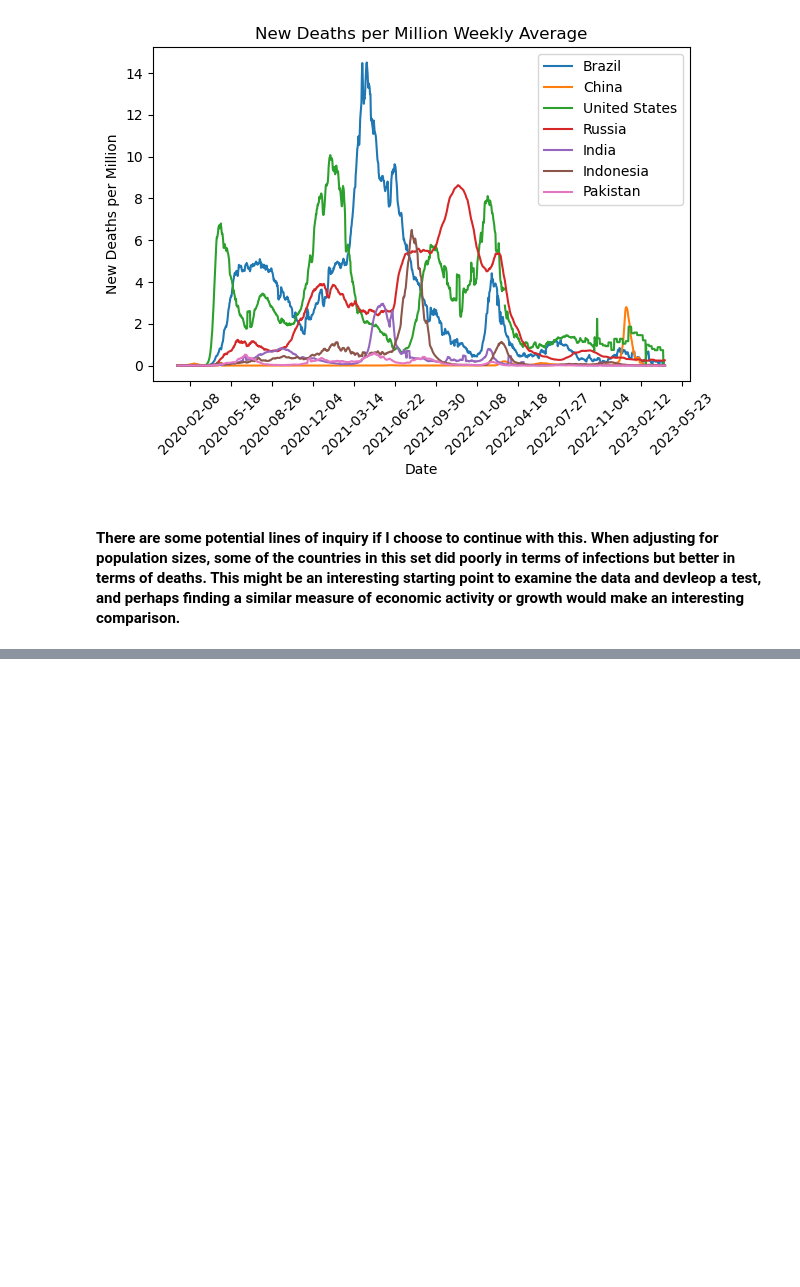
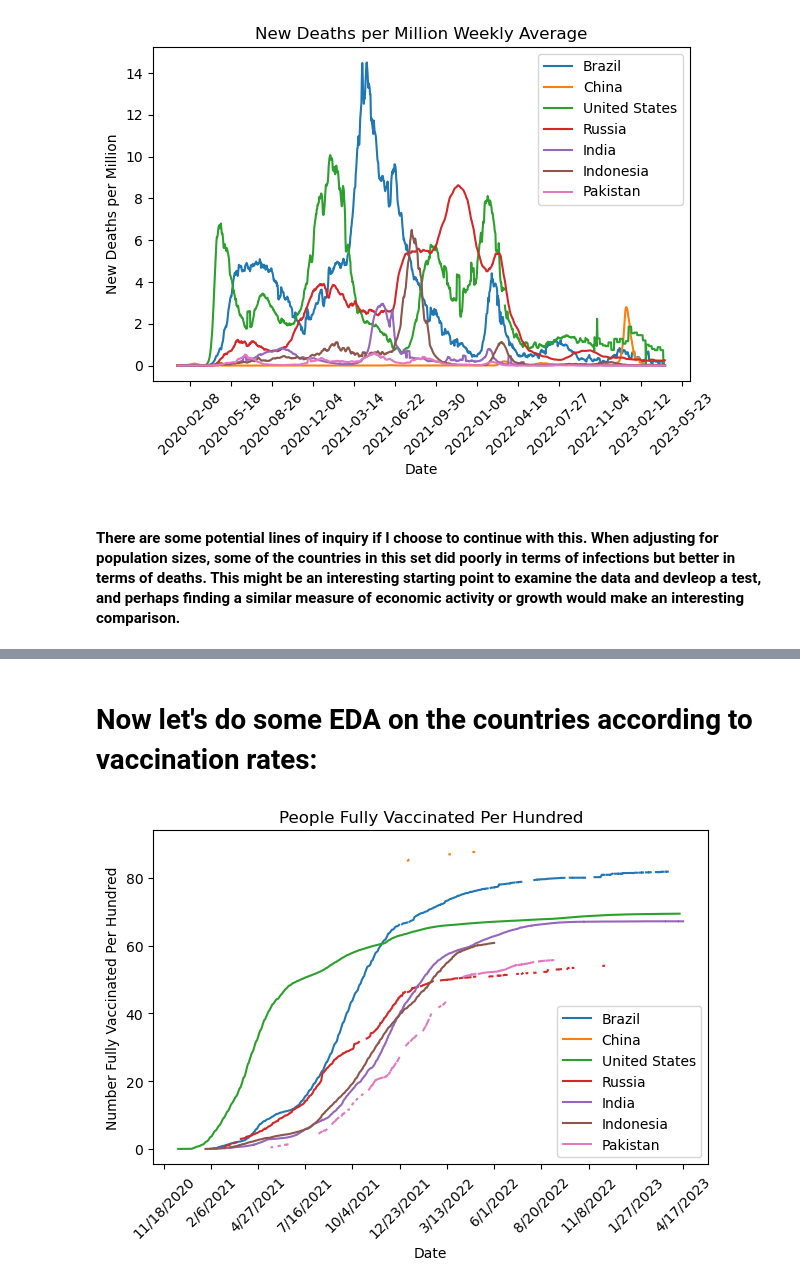
Before and after one commit to tralinde/covid_data_project, a Jupyter notebook: notebooks/EDA.ipynb, the cells around one changed output, grey strips where cells are left out. Cells and saved outputs as stored; diff of their text form; code cells hidden in the pictures; blank space fills up the shorter version.

Commit message:
Continuing EDA with combined data sets

```diff
--- a/notebooks/EDA.ipynb
+++ b/notebooks/EDA.ipynb
@@ -115,0 +140,3 @@ plt.show()
+# %%
+df_deaths = pd.read_csv('../data/COVID DEATHS.csv')
+df_deaths.info()
@@ -115,0 +185,16 @@ plt.show()
+# %%
+columns_to_drop = ['iso_code_y', 'continent_y', 'location_y', 'date_y',
+    'total_cases', 'new_cases', 'total_deaths', 'new_deaths',
+    'total_cases_per_million', 'new_cases_per_million',
+    'total_deaths_per_million', 'new_deaths_per_million',
+    'icu_patients', 'hosp_patients', 'weekly_icu_admissions', 'weekly_hosp_admissions',
+    'total_tests', 'new_tests', 'total_tests_per_thousand', 'new_tests_per_thousand',
+    'new_tests_smoothed', 'new_tests_smoothed_per_thousand',
+    'positive_rate', 'tests_per_case', 'tests_units',
+    'total_boosters', 'new_vaccinations', 'new_vaccinations_smoothed',
+    'total_vaccinations_per_hundred', 'people_vaccinated_per_hundred',
+    'total_boosters_per_hundred', 'new_vaccinations_smoothed_per_million',
+    'new_people_vaccinated_smoothed', 'new_people_vaccinated_smoothed_per_hundred',
+    'stringency_index', 'median_age', 'handwashing_facilities',
+    'excess_mortality_cumulative_absolute', 'excess_mortality_cumulative']
+main_df = merged_df.drop(columns = columns_to_drop).copy()
@@ -115,0 +221,31 @@ plt.show()
+# %% [markdown]
+# Now let's do some EDA on the countries according to vaccination rates:
+# %%
+#Now do the same given these countries but focusing on vaccination rates
+
+countries_to_plot = ['Brazil', 'China', 'United States', 'Russia', 'India', 'Indonesia', 'Pakistan']
+column_to_plot_a = 'people_fully_vaccinated_per_hundred'
+
+for country in countries_to_plot:
+    country_data = main_df[main_df['location_x'] == country]
+    plt.plot(country_data['date_x'], country_data[column_to_plot_a], label=country)
+
+# Set plot title and labels
+plt.title('People Fully Vaccinated Per Hundred')
+plt.xlabel('Date')
+plt.ylabel('Number Fully Vaccinated Per Hundred')
+
+# Customize the x-axis tick labels to show every week
+plt.gca().xaxis.set_major_locator(plt.MaxNLocator(15))  # Max 20 tick labels on the x-axis
+
+# Rotate the x-axis tick labels for better visibility
+plt.xticks(rotation=45)
+
+# Add a legend to distinguish the lines
+plt.legend()
+
+# Show the plot
+plt.tight_layout()
+plt.show()
+# %% [output]
+[figure, added]
```
Also changed, not shown: parts of 7 cells of this notebook, 1 other file.
